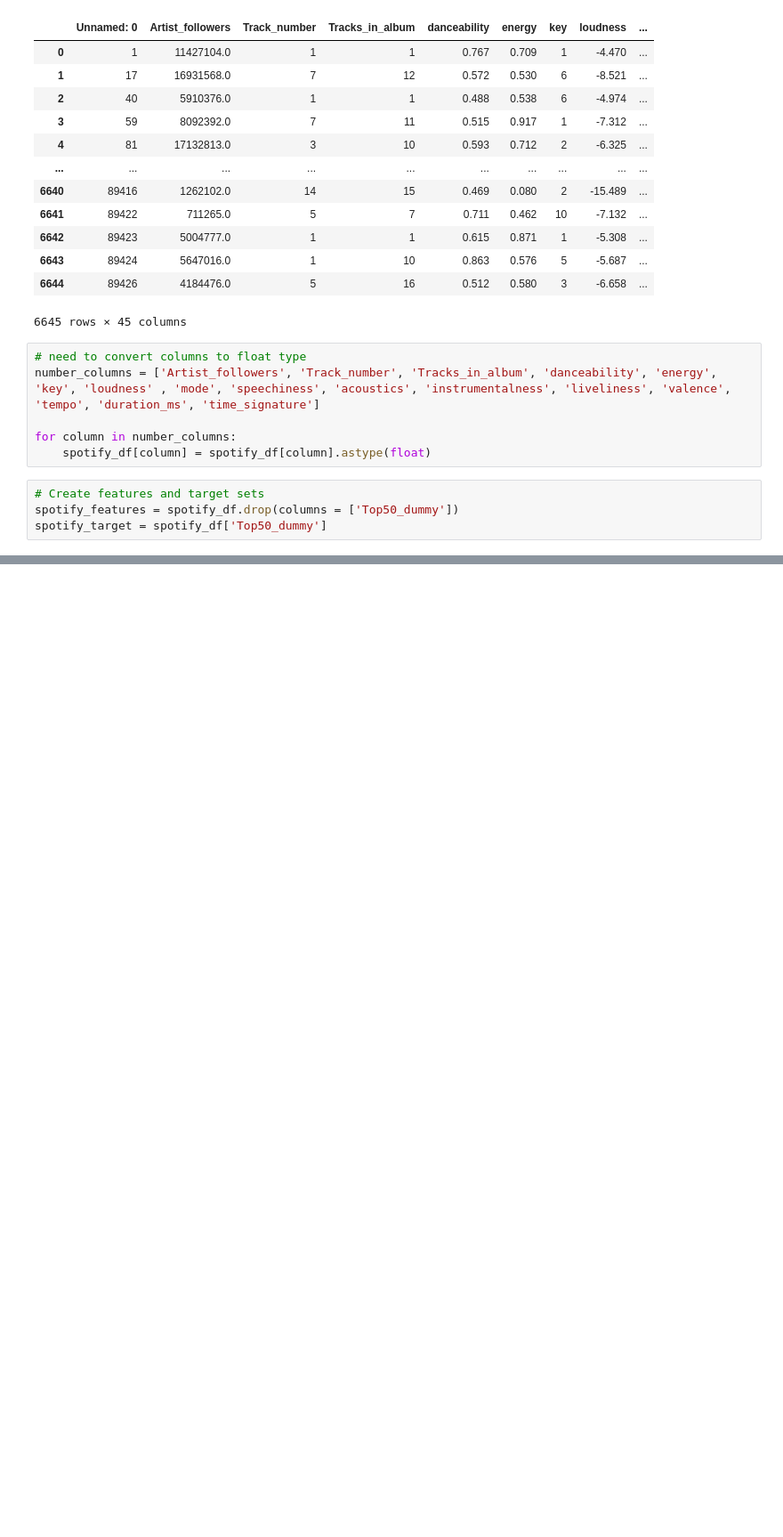
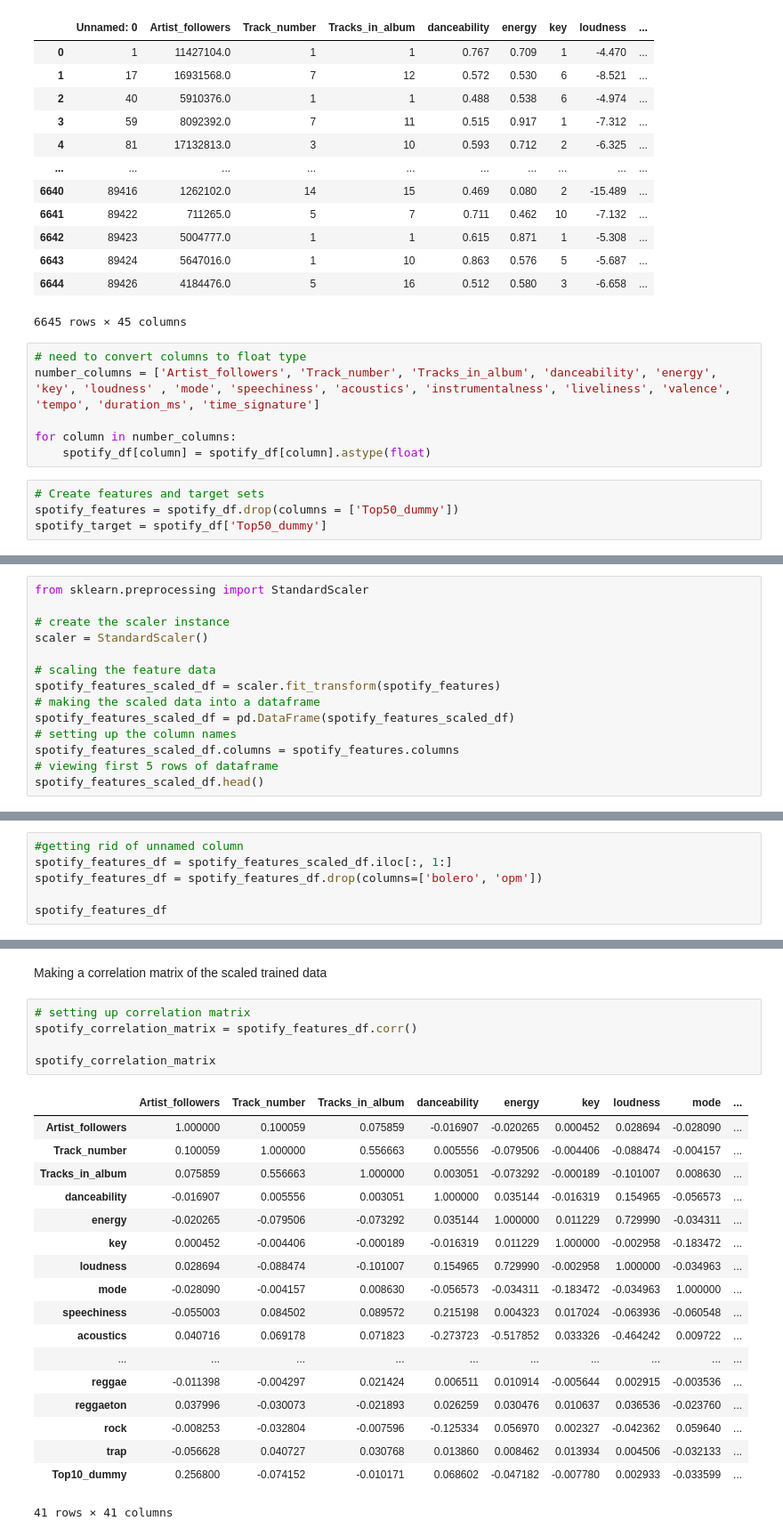
Before and after one commit to AndrewRBader/CU-Fintech_Project-2, a Jupyter notebook: Andrew/top-50-US_visualization.ipynb, the cells around one changed output, grey strips where cells are left out. Shown at 89% size. Drawn from its saved outputs; the diff is of its cells as text; blank space fills up the shorter version.

```diff
--- a/Andrew/top-50-US_visualization.ipynb
+++ b/Andrew/top-50-US_visualization.ipynb
@@ -118,0 +106,14 @@ X_test_scaled = X_scaler.transform(X_test)
+# %%
+from sklearn.preprocessing import StandardScaler
+
+# create the scaler instance
+scaler = StandardScaler()
+
+# scaling the feature data
+spotify_features_scaled_df = scaler.fit_transform(spotify_features)
+# making the scaled data into a dataframe
+spotify_features_scaled_df = pd.DataFrame(spotify_features_scaled_df)
+# setting up the column names
+spotify_features_scaled_df.columns = spotify_features.columns
+# viewing first 5 rows of dataframe
+spotify_features_scaled_df.head()
@@ -118,0 +128,6 @@ X_test_scaled = X_scaler.transform(X_test)
+# %%
+#getting rid of unnamed column
+spotify_features_df = spotify_features_scaled_df.iloc[:, 1:]
+spotify_features_df = spotify_features_df.drop(columns=['bolero', 'opm'])
+
+spotify_features_df
@@ -118,0 +148,26 @@ X_test_scaled = X_scaler.transform(X_test)
+# %% [markdown]
+Making a correlation matrix of the scaled trained data
+# %%
+# setting up correlation matrix
+spotify_correlation_matrix = spotify_features_df.corr()
+
+spotify_correlation_matrix
+# %% [output]
+|  | Artist_followers | Track_number | Tracks_in_album | danceability | energy | key | loudness | mode | ... |
+| Artist_followers | 1.000000 | 0.100059 | 0.075859 | -0.016907 | -0.020265 | 0.000452 | 0.028694 | -0.028090 | ... |
+| Track_number | 0.100059 | 1.000000 | 0.556663 | 0.005556 | -0.079506 | -0.004406 | -0.088474 | -0.004157 | ... |
+| Tracks_in_album | 0.075859 | 0.556663 | 1.000000 | 0.003051 | -0.073292 | -0.000189 | -0.101007 | 0.008630 | ... |
+| danceability | -0.016907 | 0.005556 | 0.003051 | 1.000000 | 0.035144 | -0.016319 | 0.154965 | -0.056573 | ... |
+| energy | -0.020265 | -0.079506 | -0.073292 | 0.035144 | 1.000000 | 0.011229 | 0.729990 | -0.034311 | ... |
+| key | 0.000452 | -0.004406 | -0.000189 | -0.016319 | 0.011229 | 1.000000 | -0.002958 | -0.183472 | ... |
+| loudness | 0.028694 | -0.088474 | -0.101007 | 0.154965 | 0.729990 | -0.002958 | 1.000000 | -0.034963 | ... |
+| mode | -0.028090 | -0.004157 | 0.008630 | -0.056573 | -0.034311 | -0.183472 | -0.034963 | 1.000000 | ... |
+| speechiness | -0.055003 | 0.084502 | 0.089572 | 0.215198 | 0.004323 | 0.017024 | -0.063936 | -0.060548 | ... |
+| acoustics | 0.040716 | 0.069178 | 0.071823 | -0.273723 | -0.517852 | 0.033326 | -0.464242 | 0.009722 | ... |
+| ... | ... | ... | ... | ... | ... | ... | ... | ... | ... |
+| reggae | -0.011398 | -0.004297 | 0.021424 | 0.006511 | 0.010914 | -0.005644 | 0.002915 | -0.003536 | ... |
+| reggaeton | 0.037996 | -0.030073 | -0.021893 | 0.026259 | 0.030476 | 0.010637 | 0.036536 | -0.023760 | ... |
+| rock | -0.008253 | -0.032804 | -0.007596 | -0.125334 | 0.056970 | 0.002327 | -0.042362 | 0.059640 | ... |
+| trap | -0.056628 | 0.040727 | 0.030768 | 0.013860 | 0.008462 | 0.013934 | 0.004506 | -0.032133 | ... |
+| Top10_dummy | 0.256800 | -0.074152 | -0.010171 | 0.068602 | -0.047182 | -0.007780 | 0.002933 | -0.033599 | ... |
+41 rows × 41 columns
```
Also changed, not shown: parts of 5 cells of this notebook, 1 other file.
